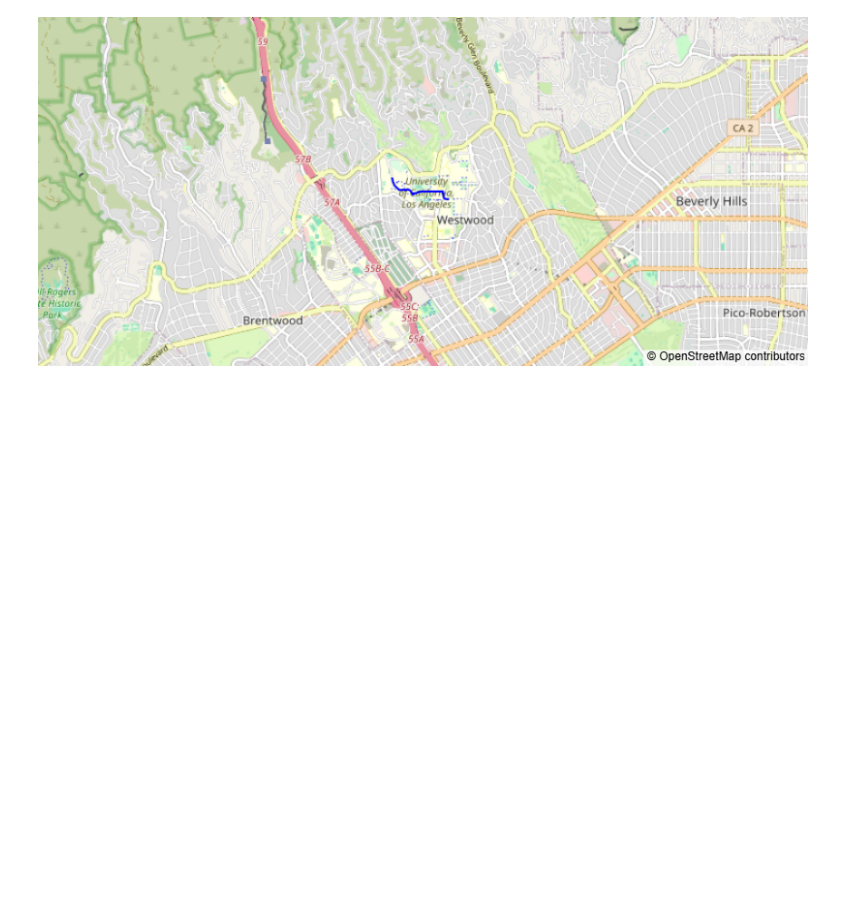
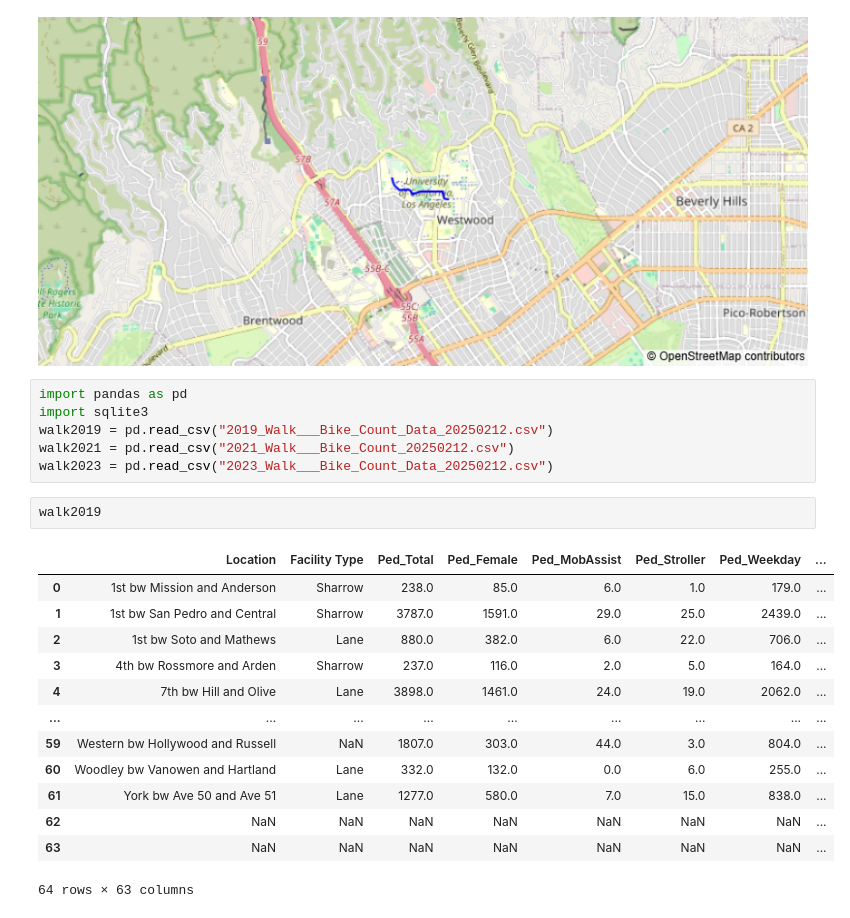
Before and after one commit to kguo12/TraffiX-PIC16B, a Jupyter notebook: testnotebook.ipynb, the cells around one changed output. Drawn from its saved outputs; the diff is of its cells as text; blank space fills up the shorter version.

Commit message:
Uploaded LA walk count data

```diff
--- a/testnotebook.ipynb
+++ b/testnotebook.ipynb
@@ -8,3 +8,25 @@ optimal_walk_route(start,end)
 Start at: Latitude:  34.0730137 Longitude:  -118.452987
 End at: Latitude:  34.0696826 Longitude:  -118.443074
 [figure]
+# %%
+import pandas as pd
+import sqlite3
+walk2019 = pd.read_csv("2019_Walk___Bike_Count_Data_20250212.csv")
+walk2021 = pd.read_csv("2021_Walk___Bike_Count_20250212.csv")
+walk2023 = pd.read_csv("2023_Walk___Bike_Count_Data_20250212.csv")
+# %%
+walk2019
+# %% [output]
+|  | Location | Facility Type | Ped_Total | Ped_Female | Ped_MobAssist | Ped_Stroller | Ped_Weekday | ... |
+| 0 | 1st bw Mission and Anderson | Sharrow | 238.0 | 85.0 | 6.0 | 1.0 | 179.0 | ... |
+| 1 | 1st bw San Pedro and Central | Sharrow | 3787.0 | 1591.0 | 29.0 | 25.0 | 2439.0 | ... |
+| 2 | 1st bw Soto and Mathews | Lane | 880.0 | 382.0 | 6.0 | 22.0 | 706.0 | ... |
+| 3 | 4th bw Rossmore and Arden | Sharrow | 237.0 | 116.0 | 2.0 | 5.0 | 164.0 | ... |
+| 4 | 7th bw Hill and Olive | Lane | 3898.0 | 1461.0 | 24.0 | 19.0 | 2062.0 | ... |
+| ... | ... | ... | ... | ... | ... | ... | ... | ... |
+| 59 | Western bw Hollywood and Russell | NaN | 1807.0 | 303.0 | 44.0 | 3.0 | 804.0 | ... |
+| 60 | Woodley bw Vanowen and Hartland | Lane | 332.0 | 132.0 | 0.0 | 6.0 | 255.0 | ... |
+| 61 | York bw Ave 50 and Ave 51 | Lane | 1277.0 | 580.0 | 7.0 | 15.0 | 838.0 | ... |
+| 62 | NaN | NaN | NaN | NaN | NaN | NaN | NaN | ... |
+| 63 | NaN | NaN | NaN | NaN | NaN | NaN | NaN | ... |
+64 rows × 63 columns
```
Also changed, not shown: 4 other files.
